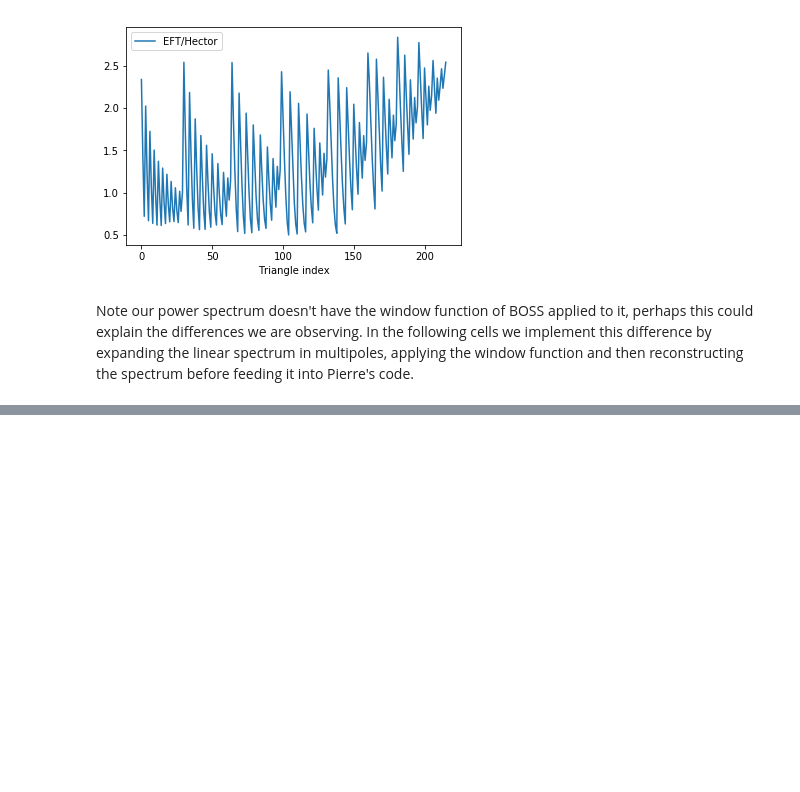
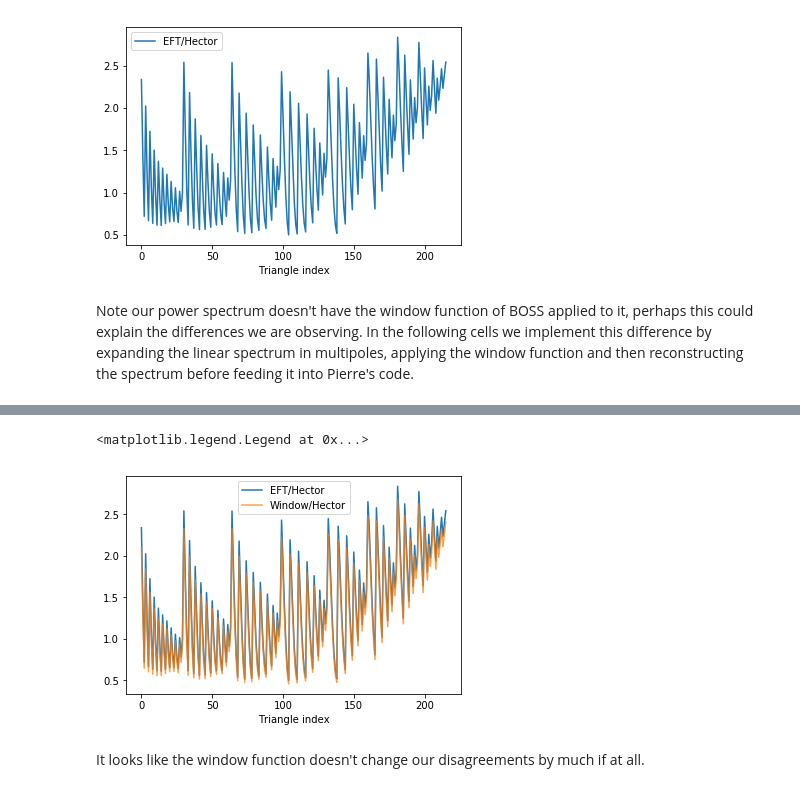
Before and after one commit to kokron/EFTofBOSS, a Jupyter notebook: SPT Bispectrum Verification .ipynb, the cells around one changed output, grey strips where cells are left out. Cells and saved outputs as stored; diff of their text form; code cells hidden in the pictures; blank space fills up the shorter version.

```diff
--- a/SPT Bispectrum Verification .ipynb
+++ b/SPT Bispectrum Verification .ipynb
@@ -167,0 +183,10 @@ I will run the comparison on monday once I better understand the multipolestoCla
+# %%
+plt.plot(nick_bisp/hec, label='EFT/Hector')
+plt.plot(window_bisp/hec, label='Window/Hector', alpha=0.75)
+plt.xlabel('Triangle index')
+plt.legend()
+# %% [output]
+<matplotlib.legend.Legend at 0x...>
+[figure, added]
+# %% [markdown]
+It looks like the window function doesn't change our disagreements by much if at all.
```
Also changed, not shown: parts of 5 cells of this notebook.
